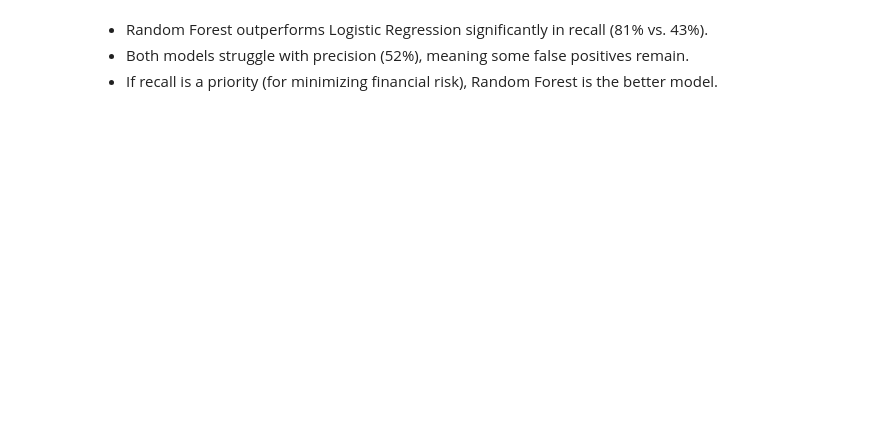
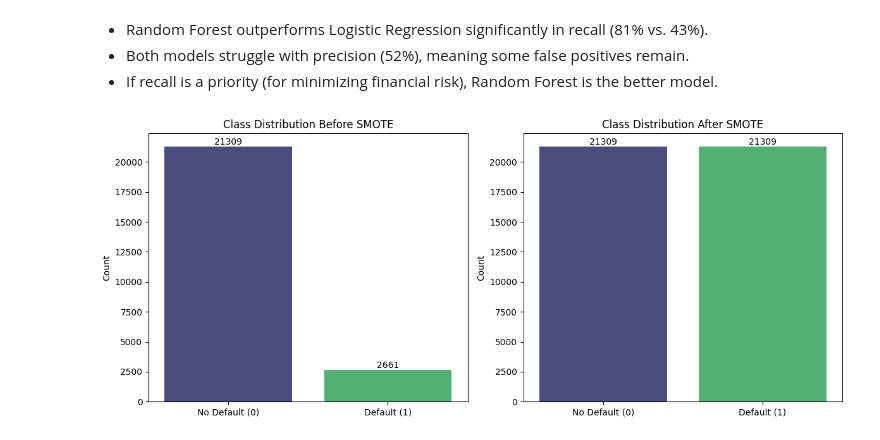
Before and after one commit to PhilipTimothe/Loan-Default-Risk-Analysis, a Jupyter notebook: notebooks/exlporatory_data_analysis.ipynb, the cells around one changed output. Cells and saved outputs as stored; diff of their text form; code cells hidden in the pictures; blank space fills up the shorter version.

```diff
--- a/notebooks/exlporatory_data_analysis.ipynb
+++ b/notebooks/exlporatory_data_analysis.ipynb
@@ -486,3 +502,46 @@ plt.show()
 - Random Forest outperforms Logistic Regression significantly in recall (81% vs. 43%).
 - Both models struggle with precision (52%), meaning some false positives remain.
 - If recall is a priority (for minimizing financial risk), Random Forest is the better model.
+# %%
+from collections import Counter
+
+# Define Viridis colors from the colormap
+viridis_colors = sns.color_palette("viridis", as_cmap=True)
+class_labels = ['No Default (0)', 'Default (1)']
+
+# Original class distribution
+class_counts_before = Counter(y_train)
+
+# Apply SMOTE
+smote = SMOTE(random_state=42)
+X_train_bal, y_train_bal = smote.fit_resample(X_train, y_train)
+class_counts_after = Counter(y_train_bal)
+
+# Create subplots for side-by-side comparison
+fig, axes = plt.subplots(1, 2, figsize=(12, 5))
+
+# Get two colors from Viridis colormap
+cmap = plt.get_cmap("viridis")
+colors = [cmap(0.2), cmap(0.7)]  # Adjust values to select appropriate shades
+
+# Plot before SMOTE
+sns.barplot(x=list(class_counts_before.keys()), y=list(class_counts_before.values()), ax=axes[0], palette=colors)
+axes[0].set_title("Class Distribution Before SMOTE", fontsize=12)
+axes[0].set_xticks([0, 1])
+axes[0].set_xticklabels(class_labels)
+axes[0].set_ylabel("Count")
+axes[0].bar_label(axes[0].containers[0])
+
+# Plot after SMOTE
+sns.barplot(x=list(class_counts_after.keys()), y=list(class_counts_after.values()), ax=axes[1], palette=colors)
+axes[1].set_title("Class Distribution After SMOTE", fontsize=12)
+axes[1].set_xticks([0, 1])
+axes[1].set_xticklabels(class_labels)
+axes[1].set_ylabel("Count")
+axes[1].bar_label(axes[1].containers[0])
+
+# Display plots
+plt.tight_layout()
+plt.show()
+# %% [output]
+[figure, added]
```
Also changed, not shown: parts of 2 cells of this notebook, 1 other file.
